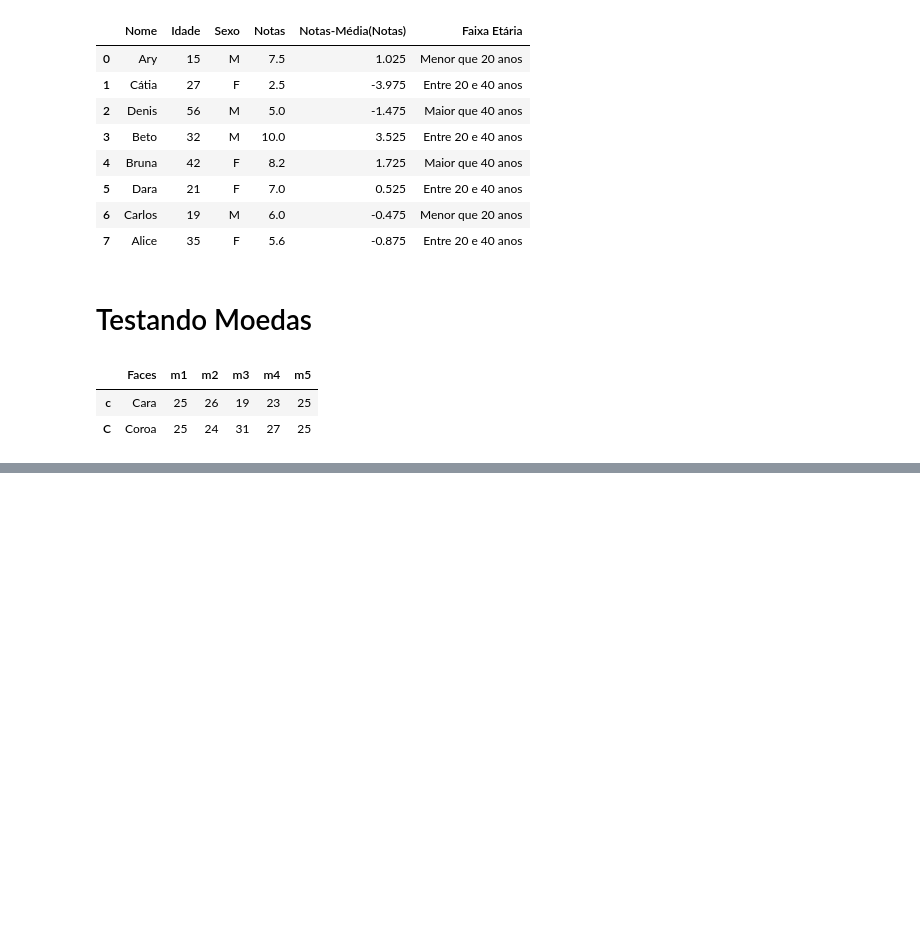
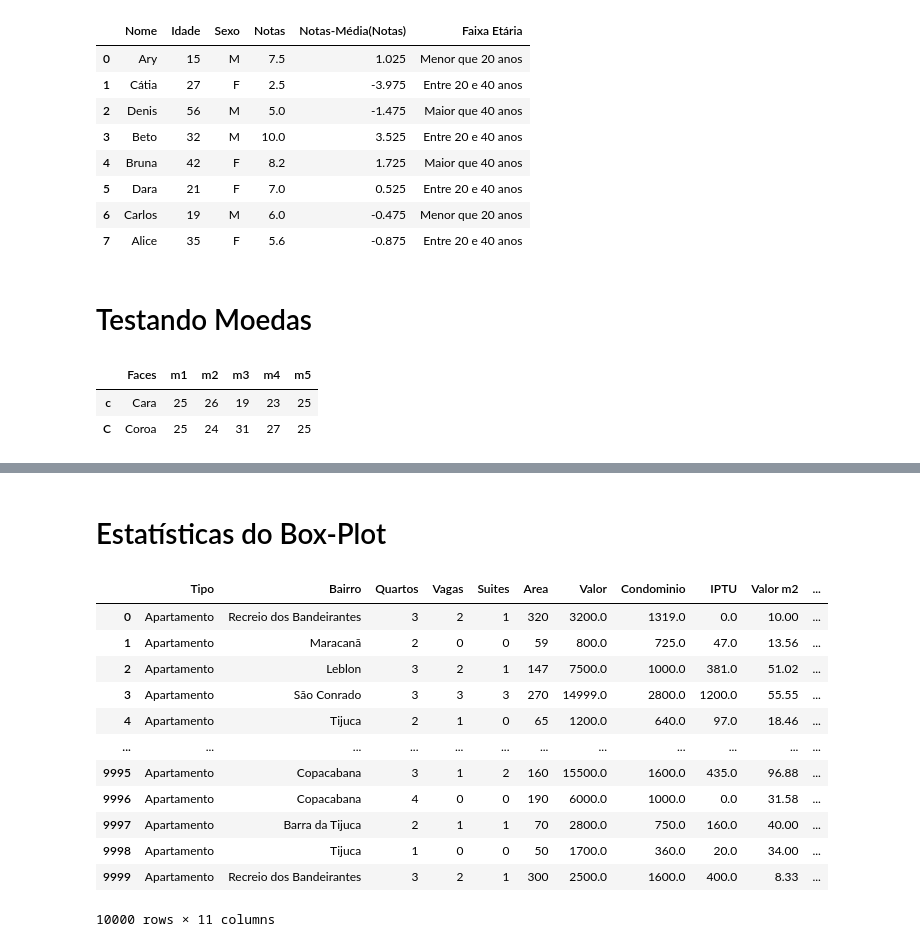
Before and after one commit to pedrosoale/python-para-data-science, a Jupyter notebook: 4_Pandas_tratando_analisando_dados/exercicios.ipynb, the cells around one changed output, grey strips where cells are left out. Cells and saved outputs as stored; diff of their text form; code cells hidden in the pictures; blank space fills up the shorter version.

```diff
--- a/4_Pandas_tratando_analisando_dados/exercicios.ipynb
+++ b/4_Pandas_tratando_analisando_dados/exercicios.ipynb
@@ -333,0 +420,2 @@ df
+# %% [markdown]
+# Estatísticas do Box-Plot
@@ -333,0 +427,17 @@ df
+# %%
+dados = pd.read_csv('aluguel_amostra.csv', sep=';')
+dados
+# %% [output]
+|  | Tipo | Bairro | Quartos | Vagas | Suites | Area | Valor | Condominio | IPTU | Valor m2 | ... |
+| 0 | Apartamento | Recreio dos Bandeirantes | 3 | 2 | 1 | 320 | 3200.0 | 1319.0 | 0.0 | 10.00 | ... |
+| 1 | Apartamento | Maracanã | 2 | 0 | 0 | 59 | 800.0 | 725.0 | 47.0 | 13.56 | ... |
+| 2 | Apartamento | Leblon | 3 | 2 | 1 | 147 | 7500.0 | 1000.0 | 381.0 | 51.02 | ... |
+| 3 | Apartamento | São Conrado | 3 | 3 | 3 | 270 | 14999.0 | 2800.0 | 1200.0 | 55.55 | ... |
+| 4 | Apartamento | Tijuca | 2 | 1 | 0 | 65 | 1200.0 | 640.0 | 97.0 | 18.46 | ... |
+| ... | ... | ... | ... | ... | ... | ... | ... | ... | ... | ... | ... |
+| 9995 | Apartamento | Copacabana | 3 | 1 | 2 | 160 | 15500.0 | 1600.0 | 435.0 | 96.88 | ... |
+| 9996 | Apartamento | Copacabana | 4 | 0 | 0 | 190 | 6000.0 | 1000.0 | 0.0 | 31.58 | ... |
+| 9997 | Apartamento | Barra da Tijuca | 2 | 1 | 1 | 70 | 2800.0 | 750.0 | 160.0 | 40.00 | ... |
+| 9998 | Apartamento | Tijuca | 1 | 0 | 0 | 50 | 1700.0 | 360.0 | 20.0 | 34.00 | ... |
+| 9999 | Apartamento | Recreio dos Bandeirantes | 3 | 2 | 1 | 300 | 2500.0 | 1600.0 | 400.0 | 8.33 | ... |
+10000 rows × 11 columns
```
Also changed, not shown: parts of 22 cells of this notebook, 8 other files.
